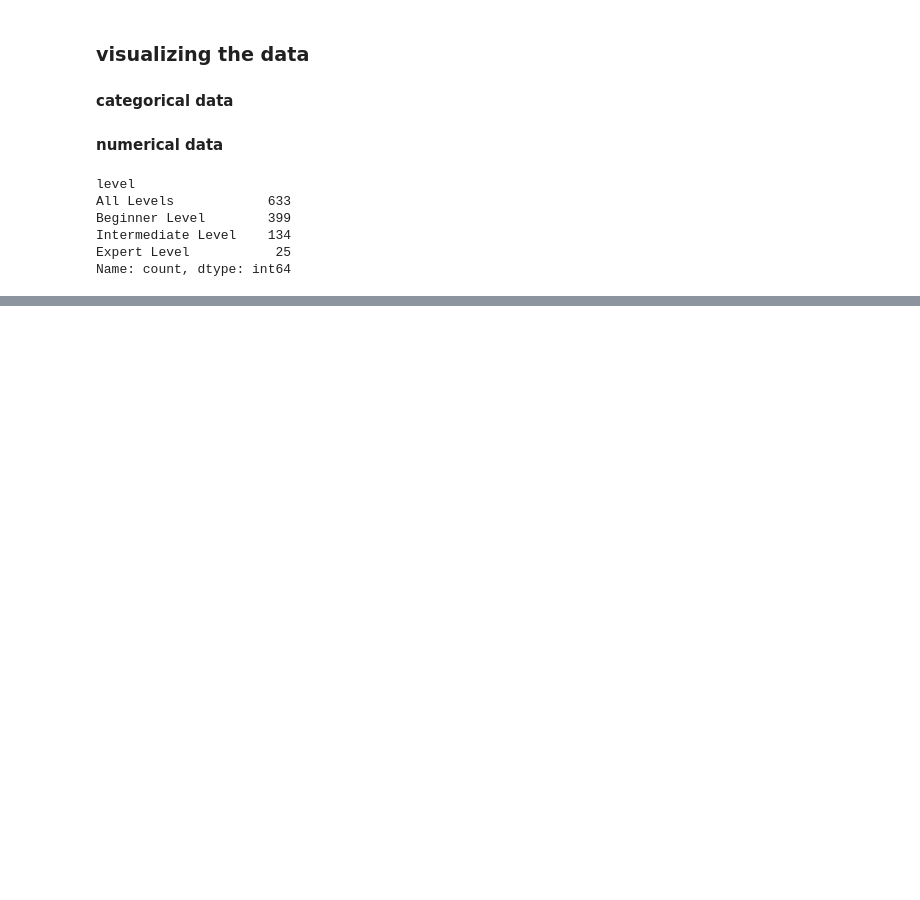
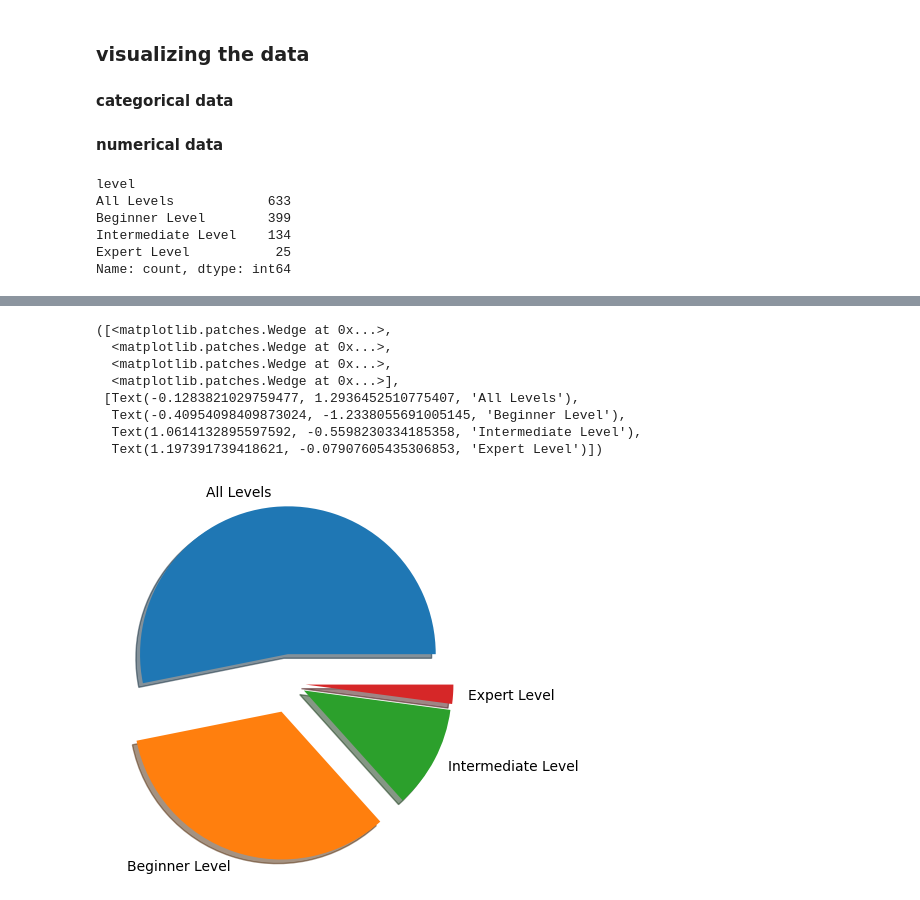
Before and after one commit to amitbudhathoki/Udemy_course_analysis, a Jupyter notebook: Udemy courses Analysis.ipynb, the cells around one changed output, grey strips where cells are left out. Saved outputs shown, nothing was run; the diff lists cells and outputs as text; code cells hidden in the pictures; blank space fills up the shorter version.

```diff
--- a/Udemy courses Analysis.ipynb
+++ b/Udemy courses Analysis.ipynb
@@ -162,0 +172,12 @@ Name: count, dtype: int64
+# %%
+plt.pie(x=level_count.values,labels=level_count.index,explode=[0.2,0.2,0.1,0.1],shadow=True)
+# %% [output]
+([<matplotlib.patches.Wedge at 0x...>,
+  <matplotlib.patches.Wedge at 0x...>,
+  <matplotlib.patches.Wedge at 0x...>,
+  <matplotlib.patches.Wedge at 0x...>],
+ [Text(-0.1283821029759477, 1.2936452510775407, 'All Levels'),
+  Text(-0.40954098409873024, -1.2338055691005145, 'Beginner Level'),
+  Text(1.0614132895597592, -0.5598230334185358, 'Intermediate Level'),
+  Text(1.197391739418621, -0.07907605435306853, 'Expert Level')])
+[figure, added]
```
Also changed, not shown: parts of 3 cells of this notebook.
